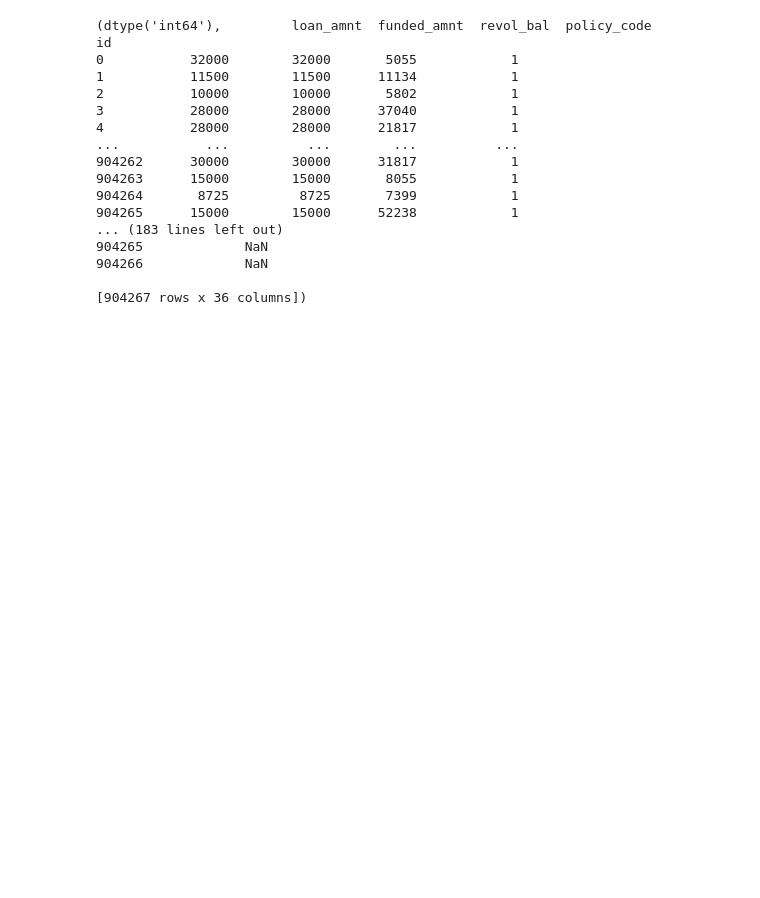
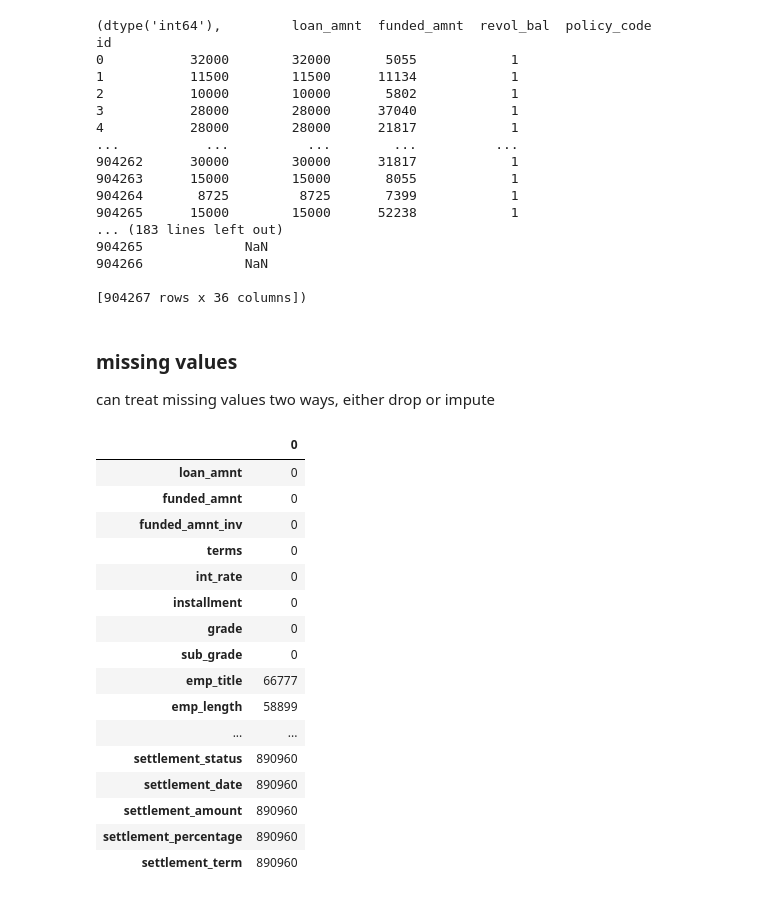
Before and after one commit to ashen007/pandas_data_analysis, a Jupyter notebook: v_2/c_3.ipynb, the cells around one changed output. Saved outputs shown, nothing was run; the diff lists cells and outputs as text; code cells hidden in the pictures; blank space fills up the shorter version.

Commit message:
finding missing value count

```diff
--- a/v_2/c_3.ipynb
+++ b/v_2/c_3.ipynb
@@ -130,3 +130,29 @@ id
 904266             NaN
 
 [904267 rows x 36 columns])
+# %% [markdown]
+### missing values
+can treat missing values two ways, either drop or impute
+# %%
+# missing values by column
+pd.options.display.max_rows = 143
+na_col = pd.DataFrame(train.isna().sum())
+na_col
+# %% [output]
+|  | 0 |
+| loan_amnt | 0 |
+| funded_amnt | 0 |
+| funded_amnt_inv | 0 |
+| terms | 0 |
+| int_rate | 0 |
+| installment | 0 |
+| grade | 0 |
+| sub_grade | 0 |
+| emp_title | 66777 |
+| emp_length | 58899 |
+| ... | ... |
+| settlement_status | 890960 |
+| settlement_date | 890960 |
+| settlement_amount | 890960 |
+| settlement_percentage | 890960 |
+| settlement_term | 890960 |
```
Also changed, not shown: parts of 2 cells of this notebook.
